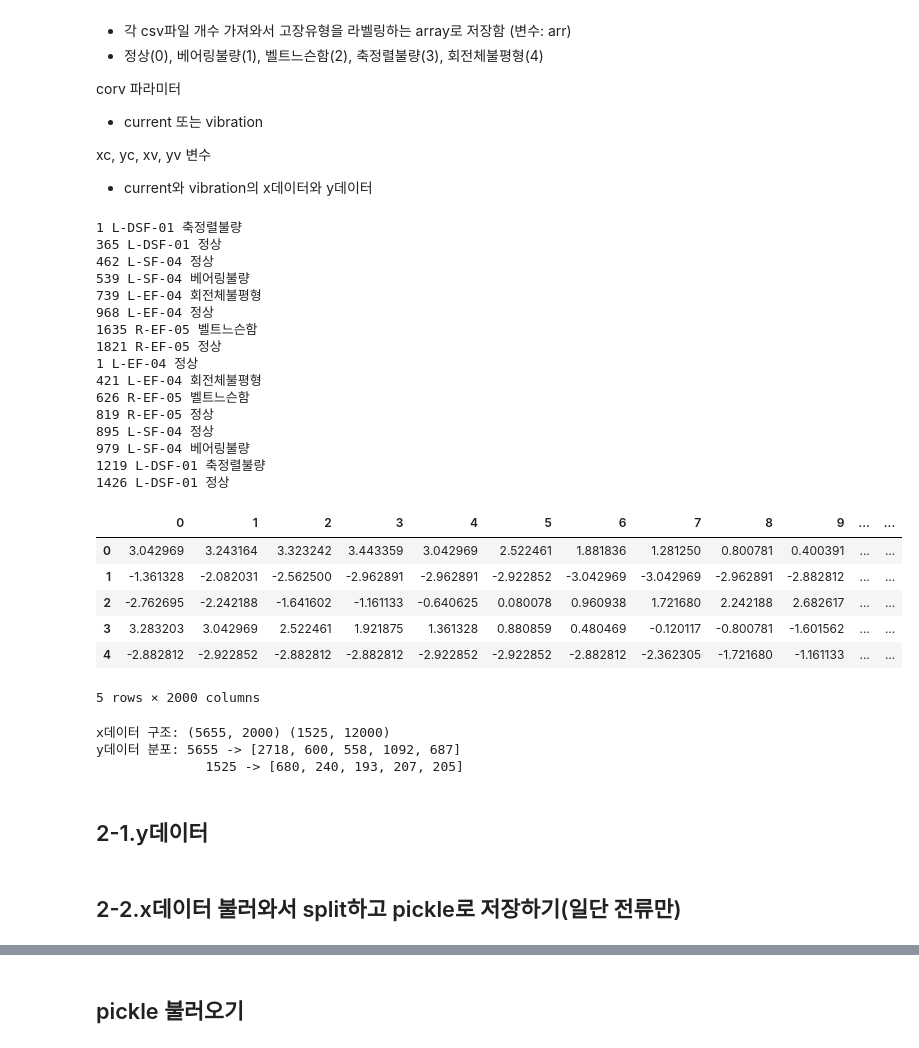
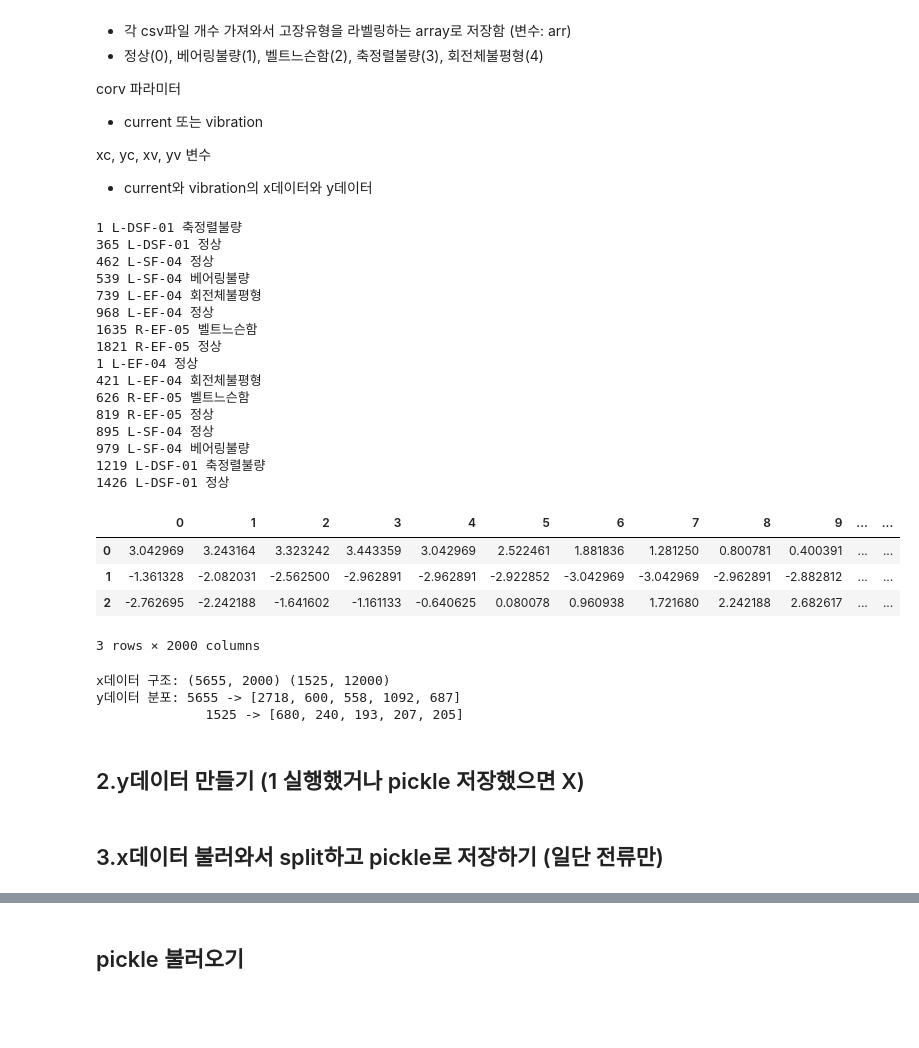
Before and after one commit to engineercha/engineercha, a Jupyter notebook: 기계시설물.ipynb, the cells around one changed output, grey strips where cells are left out. Saved outputs shown, nothing was run; the diff lists cells and outputs as text; code cells hidden in the pictures; blank space fills up the shorter version.

```diff
--- a/기계시설물.ipynb
+++ b/기계시설물.ipynb
@@ -31,6 +33,6 @@ import pickle
 # %%
 from google.colab import drive
 drive.mount('/content/gdrive/')
-file_path = "/content/gdrive/MyDrive/data/2020-02-125.기계시설물고장예지_sample/"
+file_path = "/content/gdrive/MyDrive/data/2020-02-125.기계시설물고장예지_sample/"
 drive = '/content/gdrive/MyDrive/'
 # %% [output]
@@ -40,20 +44,22 @@ Mounted at /content/gdrive/
 # %%
-def load(corv):
-  if corv not in ['current','vibration']: return None
+def load(num=1):
+
+  corv='current'
+  if num not in [1,2,3]: return None
+
   df_정상=pd.DataFrame()
   df_고장=pd.DataFrame()
+
   i=1
   for machine in os.listdir(file_path+corv+'/2.2kW'):
       for types in os.listdir(file_path+corv+'/2.2kW/'+machine):
         for files in os.listdir(file_path+corv+'/2.2kW/'+machine+'/'+types):
           tmp=pd.read_csv(file_path+corv+'/2.2kW/'+machine+'/'+types+'/'+files, skiprows=9, header=None)
-          if corv=='current': tmp=tmp.drop([0, 4],axis=1)
-          elif corv=='vibration': tmp=tmp.drop([0, 2],axis=1)
-          tmp=tmp.transpose()
 
           types=unicodedata.normalize('NFC', types)
-          if types=='정상': df_정상=pd.concat([df, tmp])
-          else: df_고장=pd.concat([df, tmp])
+
+          if types=='정상': df_정상=pd.concat([df_정상, tmp[num]], axis=1) #추가
+          else: df_고장=pd.concat([df_고장, tmp[num]], axis=1) #추가
 
           if i==1:
             res=machine+' '+types
@@ -63,7 +69,4 @@ def load(corv):
             print(i, res)
           i+=1
 
-  df_정상=df_정상.reset_index().drop(['index'], axis=1)
-  df_고장=df_고장.reset_index().drop(['index'], axis=1)
-
   return df_정상, df_고장
@@ -325,21 +626,26 @@ def label(corv):
 # %%
-xc=load('current'); yc=label('current')
-xv=load('vibration'); yv=label('vibration')
+#함수 호출해서 x데이터랑 라벨데이터 저장함
+
+xc=load('current')
+xv=load('vibration')
+
+yc=label('current')
+yv=label('vibration')
 # %% [output]
-1 L-DSF-01 축정렬불량
-365 L-DSF-01 정상
-462 L-SF-04 정상
-539 L-SF-04 베어링불량
-739 L-EF-04 회전체불평형
-968 L-EF-04 정상
-1635 R-EF-05 벨트느슨함
-1821 R-EF-05 정상
-1 L-EF-04 정상
-421 L-EF-04 회전체불평형
-626 R-EF-05 벨트느슨함
-819 R-EF-05 정상
-895 L-SF-04 정상
-979 L-SF-04 베어링불량
-1219 L-DSF-01 축정렬불량
-1426 L-DSF-01 정상
+1 L-DSF-01 축정렬불량
+365 L-DSF-01 정상
+462 L-SF-04 정상
+539 L-SF-04 베어링불량
+739 L-EF-04 회전체불평형
+968 L-EF-04 정상
+1635 R-EF-05 벨트느슨함
+1821 R-EF-05 정상
+1 L-EF-04 정상
+421 L-EF-04 회전체불평형
+626 R-EF-05 벨트느슨함
+819 R-EF-05 정상
+895 L-SF-04 정상
+979 L-SF-04 베어링불량
+1219 L-DSF-01 축정렬불량
+1426 L-DSF-01 정상
 # %%
@@ -346,13 +654,11 @@ xv=load('vibration'); yv=label('vibration')
 xc.to_csv('/content/gdrive/MyDrive/CURRENT.csv')
 xv.to_csv('/content/gdrive/MyDrive/VIBRATION.csv')
 # %%
-xc.head()
+xc.head(3)
 # %% [output]
 |  | 0 | 1 | 2 | 3 | 4 | 5 | 6 | 7 | 8 | 9 | ... | ... |
 | 0 | 3.042969 | 3.243164 | 3.323242 | 3.443359 | 3.042969 | 2.522461 | 1.881836 | 1.281250 | 0.800781 | 0.400391 | ... | ... |
 | 1 | -1.361328 | -2.082031 | -2.562500 | -2.962891 | -2.962891 | -2.922852 | -3.042969 | -3.042969 | -2.962891 | -2.882812 | ... | ... |
 | 2 | -2.762695 | -2.242188 | -1.641602 | -1.161133 | -0.640625 | 0.080078 | 0.960938 | 1.721680 | 2.242188 | 2.682617 | ... | ... |
-| 3 | 3.283203 | 3.042969 | 2.522461 | 1.921875 | 1.361328 | 0.880859 | 0.480469 | -0.120117 | -0.800781 | -1.601562 | ... | ... |
-| 4 | -2.882812 | -2.922852 | -2.882812 | -2.882812 | -2.922852 | -2.922852 | -2.882812 | -2.362305 | -1.721680 | -1.161133 | ... | ... |
-5 rows × 2000 columns
+3 rows × 2000 columns
 # %%
@@ -364,7 +673,7 @@ x데이터 구조: (5655, 2000) (1525, 12000)
 y데이터 분포: 5655 -> [2718, 600, 558, 1092, 687]
               1525 -> [680, 240, 193, 207, 205]
 # %% [markdown]
-## 2-1.y데이터
+## 2.y데이터 만들기 (1 실행했거나 pickle 저장했으면 X)
 # %%
 def label(corv):
   if corv not in ['current','vibration']: return None
@@ -390,3 +725,3 @@ yv=label('vibration')
 # %% [markdown]
-## 2-2.x데이터 불러와서 split하고 pickle로 저장하기(일단 전류만)
+## 3.x데이터 불러와서 split하고 pickle로 저장하기 (일단 전류만)
 # %%
```
Also changed, not shown: parts of 84 cells of this notebook.
